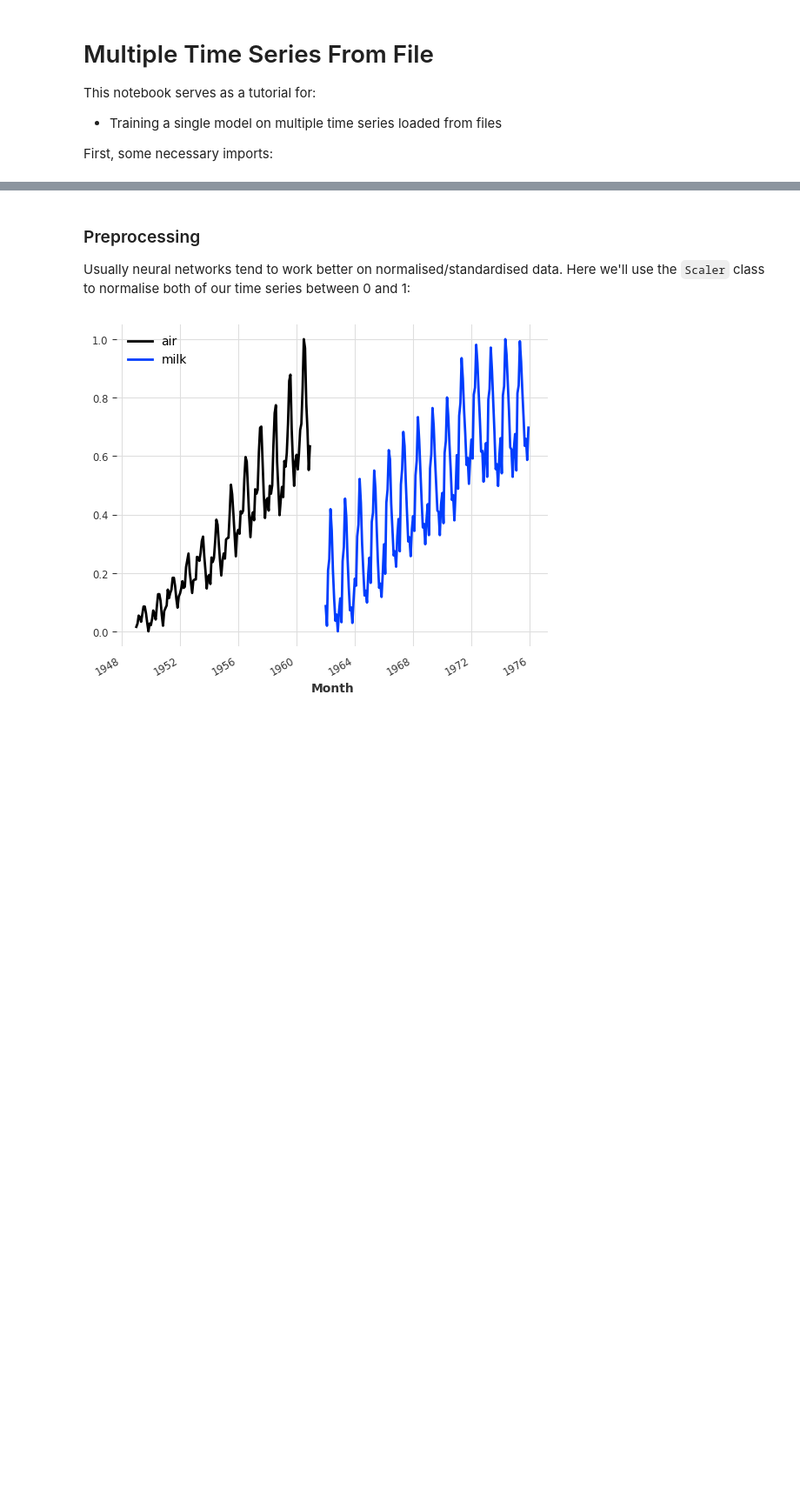
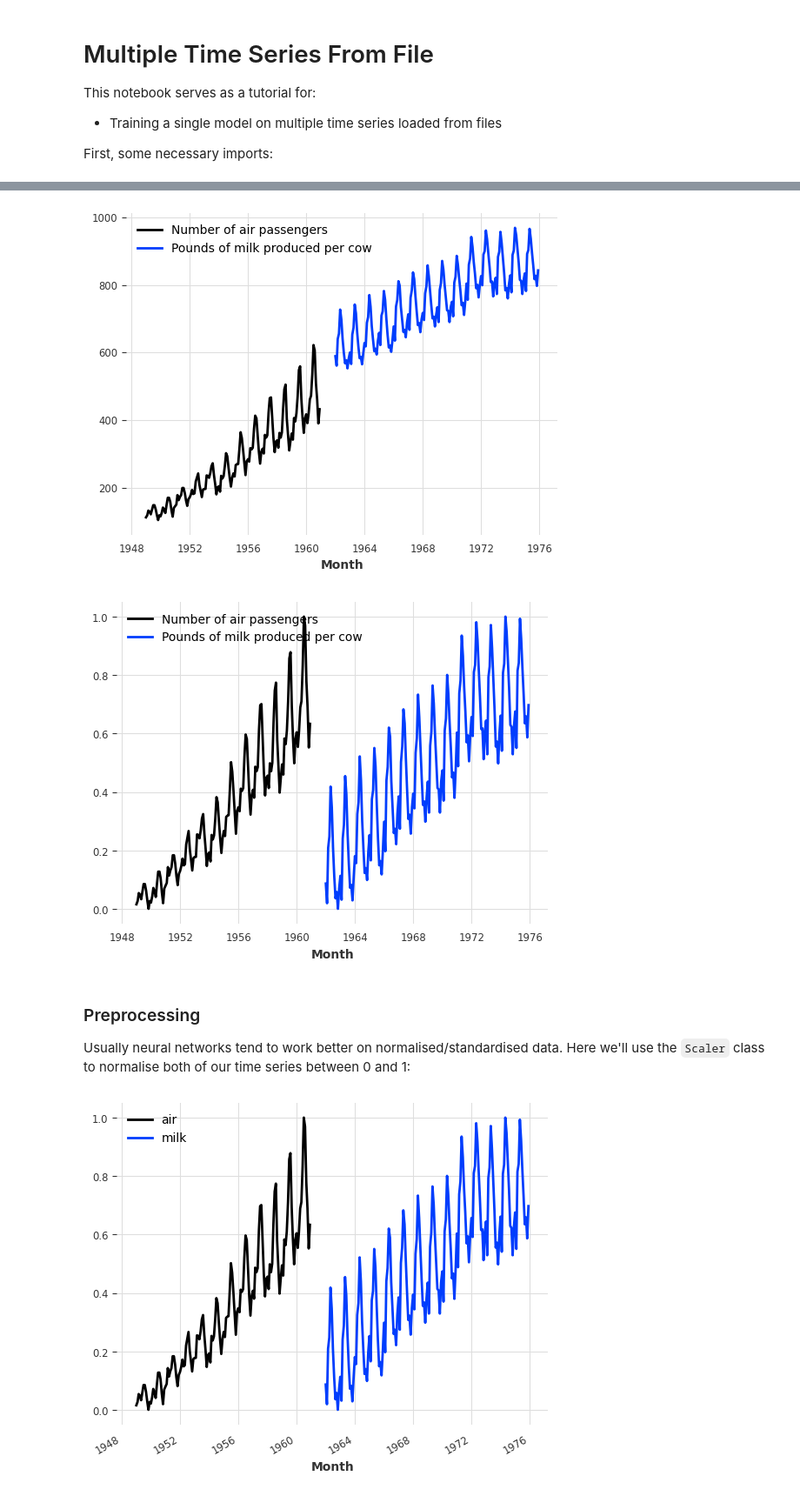
Before and after one commit to dshulman/darts, a Jupyter notebook: examples/99-Multi-time-series-from-file.ipynb, the cells around one changed output, grey strips where cells are left out. Shown at 87% size. Drawn from its saved outputs; the diff is of its cells as text; code cells hidden in the pictures; blank space fills up the shorter version.

```diff
--- a/examples/99-Multi-time-series-from-file.ipynb
+++ b/examples/99-Multi-time-series-from-file.ipynb
@@ -136,3 +171,23 @@ loading file monthly-milk.csv
+# %%
+save_series(air_series_scaled, "AirPassenger.csv", scaled_data_path)
+save_series(milk_series_scaled, "monthly-milk.csv", scaled_data_path)
+del air_series_scaled
+del milk_series_scaled
+air_series_scaled = load_data_file("AirPassenger.csv", scaled_data_path)
+milk_series_scaled = load_data_file("monthly-milk.csv", scaled_data_path)
+# %%
+air_series_raw.plot(label="Number of air passengers")
+milk_series_raw.plot(label="Pounds of milk produced per cow")
+plt.legend();
+plt.show()
+
+air_series_scaled.plot(label="Number of air passengers")
+milk_series_scaled.plot(label="Pounds of milk produced per cow")
+plt.legend();
+plt.show()
+# %% [output]
+[figure, added]
+[figure, added]
 # %% [markdown]
 ### Preprocessing
 Usually neural networks tend to work better on normalised/standardised data. Here we'll use the `Scaler` class to normalise both of our time series between 0 and 1:
```
Also changed, not shown: parts of 8 cells of this notebook, 4 other files.
